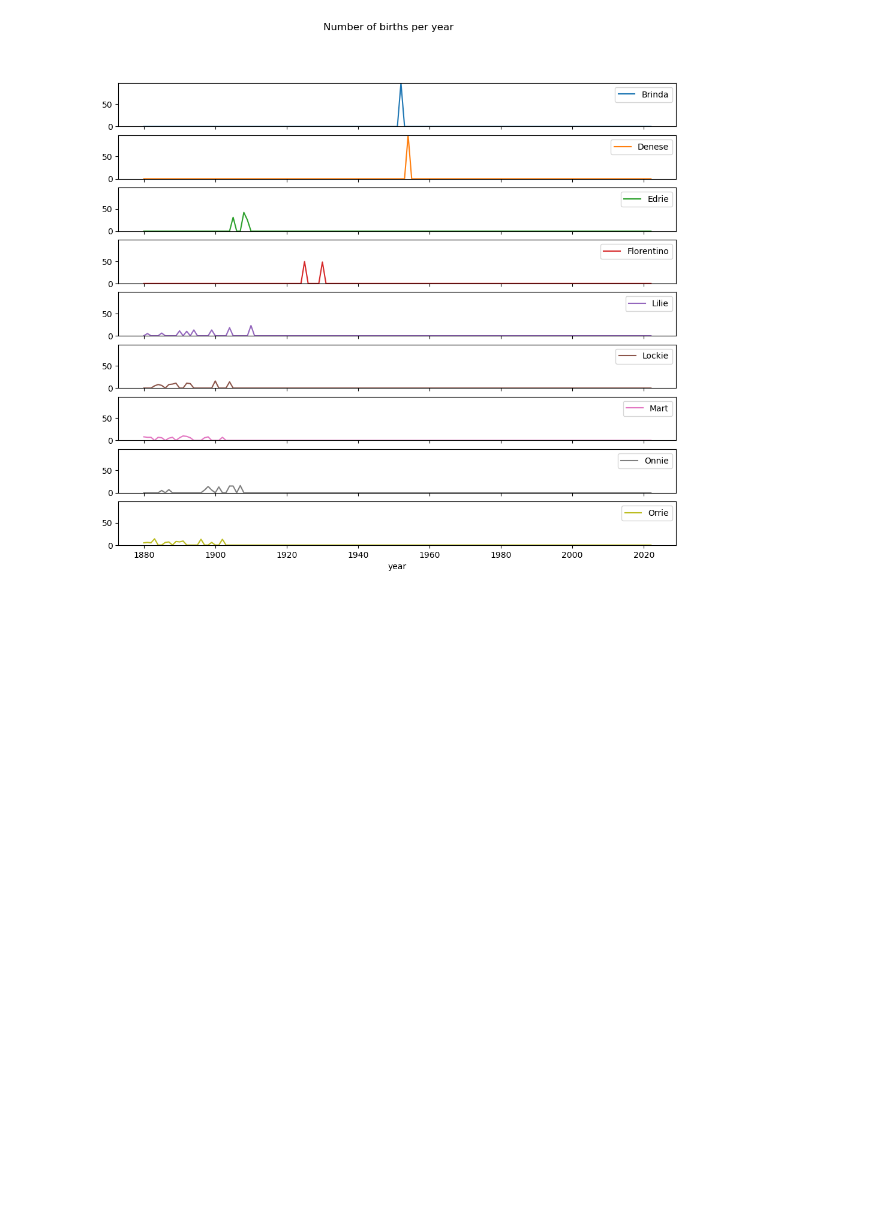
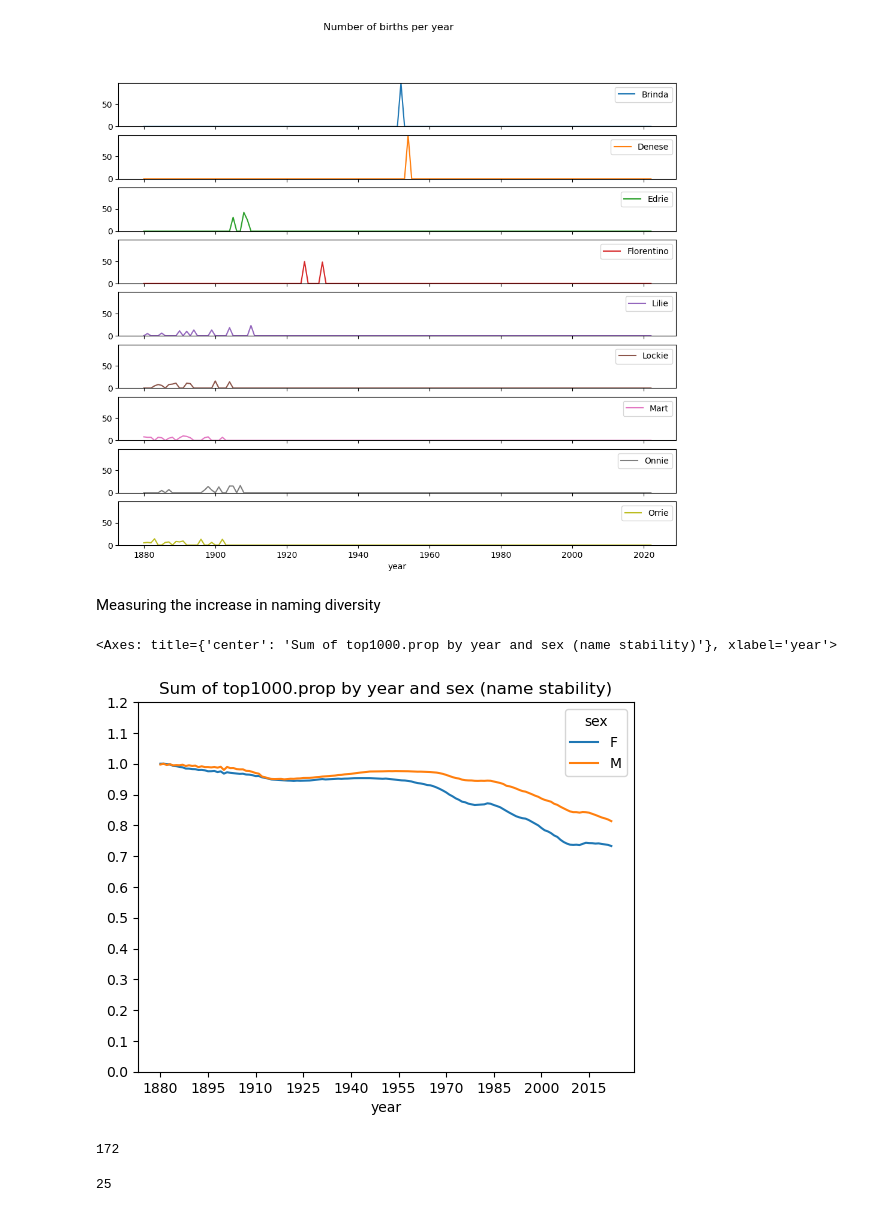
Before and after one commit to seggy1211/py-for-DA, a Jupyter notebook: Us baby names/US Baby Name.ipynb, the cells around one changed output. Drawn from its saved outputs; the diff is of its cells as text; code cells hidden in the pictures; blank space fills up the shorter version.

Commit message:
More graphs!!!

```diff
--- a/Us baby names/US Baby Name.ipynb
+++ b/Us baby names/US Baby Name.ipynb
@@ -148,3 +186,23 @@ max_value= filtered_total_births.iloc[: , :].values.max()
 ax = filtered_total_births.iloc[: , :].plot(subplots=True, figsize=(12,10), grid=False, title='Number of births per year', sharex=True, ylim=(0, max_value))
 # %% [output]
 [figure]
+# %% [markdown]
+Measuring the increase in naming diversity
+# %%
+table = top1000.pivot_table(index='year', columns='sex', values='prop', aggfunc='sum')
+table.plot(title='Sum of top1000.prop by year and sex (name stability)', yticks=np.linspace(0, 1.2, 13), xticks=range(1880, 2025, 15)) #np.linspace from 0 to 1.2 13 numbers
+# %% [output]
+<Axes: title={'center': 'Sum of top1000.prop by year and sex (name stability)'}, xlabel='year'>
+[figure, added]
+# %%
+df = boys[boys.year == 2022]
+prop_cumsum = df.sort_values(by='prop', ascending=False).prop.cumsum()
+prop_cumsum.searchsorted(0.5)
+# %% [output]
+172
+# %%
+df = boys[boys.year == 1900]
+in1900 = df.sort_values(by='prop', ascending=False).prop.cumsum()
+in1900.searchsorted(0.5) + 1
+# %% [output]
+25
```
Also changed, not shown: parts of 23 cells of this notebook.
